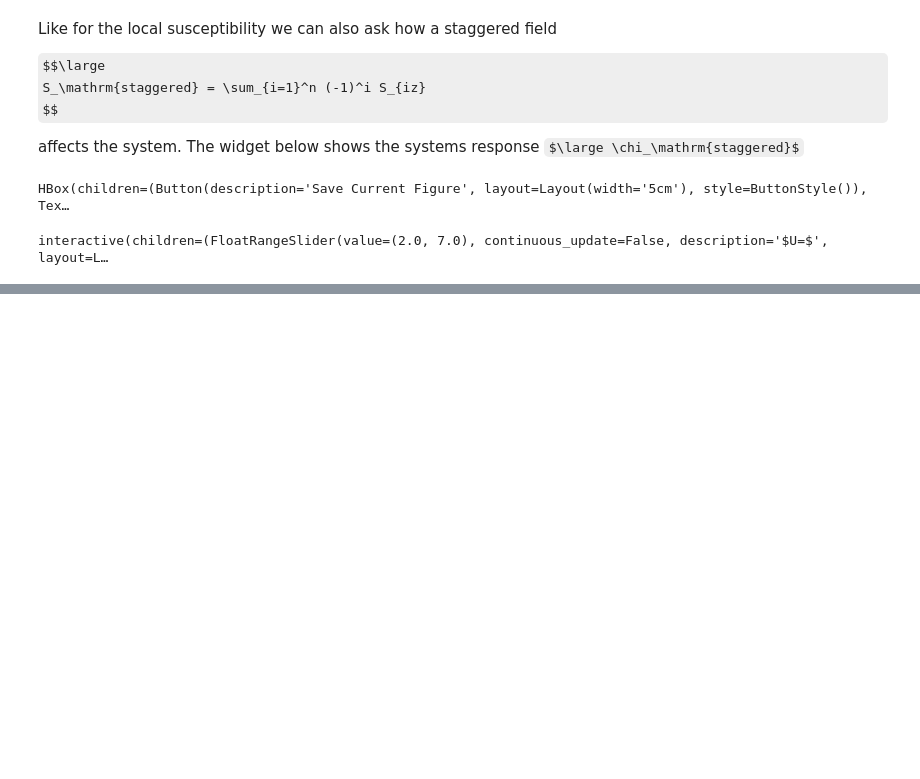
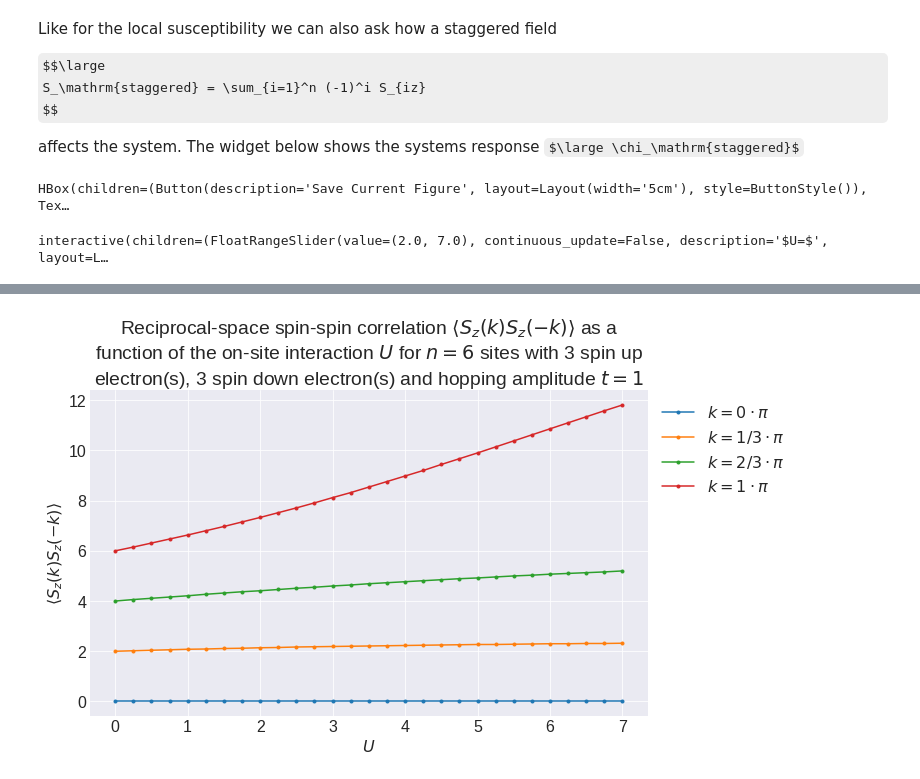
Before and after one commit to Georg912/Projektarbeit_Kunes, a Jupyter notebook: CCMP/04_Hubbard_Introduction.ipynb, the cells around one changed output, grey strips where cells are left out. Saved outputs shown, nothing was run; the diff lists cells and outputs as text; code cells hidden in the pictures; some formulas as TeX source; blank space fills up the shorter version.

```diff
--- a/CCMP/04_Hubbard_Introduction.ipynb
+++ b/CCMP/04_Hubbard_Introduction.ipynb
@@ -249,3 +296,8 @@ interactive(children=(FloatRangeSlider(value=(2.0, 7.0), continuous_update=False
+# %%
+h1.k_list()
+h1.Plot_ExpVal_SzkSzk();
+# %% [output]
+[figure, added]
 # %%
 close_widgets(dir())
 x = lambda u,  **kwargs: u
```
Also changed, not shown: parts of 11 cells of this notebook, 1 other file.
